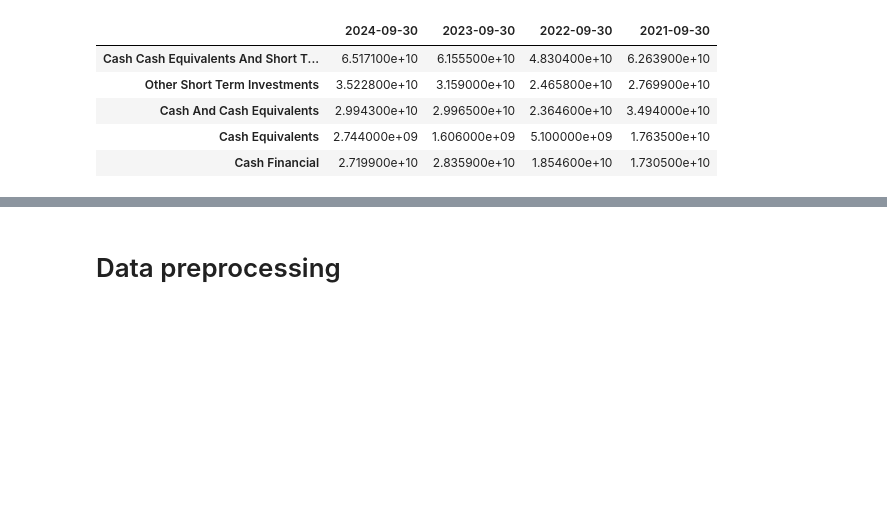
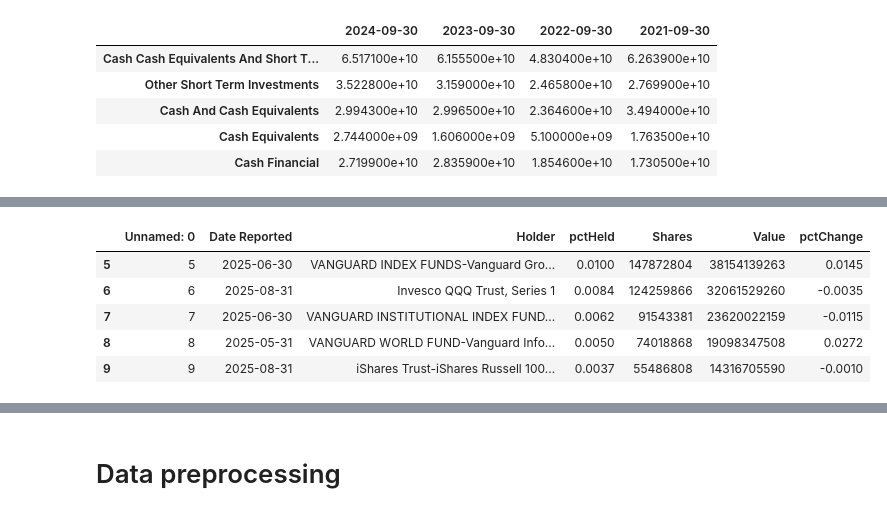
Before and after one commit to DawidK4/BSEPrediction, a Jupyter notebook: AAPL/aapl_prediction.ipynb, the cells around one changed output, grey strips where cells are left out. Cells and saved outputs as stored; diff of their text form; code cells hidden in the pictures; blank space fills up the shorter version.

```diff
--- a/AAPL/aapl_prediction.ipynb
+++ b/AAPL/aapl_prediction.ipynb
@@ -169,0 +298,9 @@ balance_sheet.tail()
+# %%
+mutualfunds_holders.tail()
+# %% [output]
+|  | Unnamed: 0 | Date Reported | Holder | pctHeld | Shares | Value | pctChange |
+| 5 | 5 | 2025-06-30 | VANGUARD INDEX FUNDS-Vanguard Gro... | 0.0100 | 147872804 | 38154139263 | 0.0145 |
+| 6 | 6 | 2025-08-31 | Invesco QQQ Trust, Series 1 | 0.0084 | 124259866 | 32061529260 | -0.0035 |
+| 7 | 7 | 2025-06-30 | VANGUARD INSTITUTIONAL INDEX FUND... | 0.0062 | 91543381 | 23620022159 | -0.0115 |
+| 8 | 8 | 2025-05-31 | VANGUARD WORLD FUND-Vanguard Info... | 0.0050 | 74018868 | 19098347508 | 0.0272 |
+| 9 | 9 | 2025-08-31 | iShares Trust-iShares Russell 100... | 0.0037 | 55486808 | 14316705590 | -0.0010 |
```
Also changed, not shown: parts of 22 cells of this notebook.
